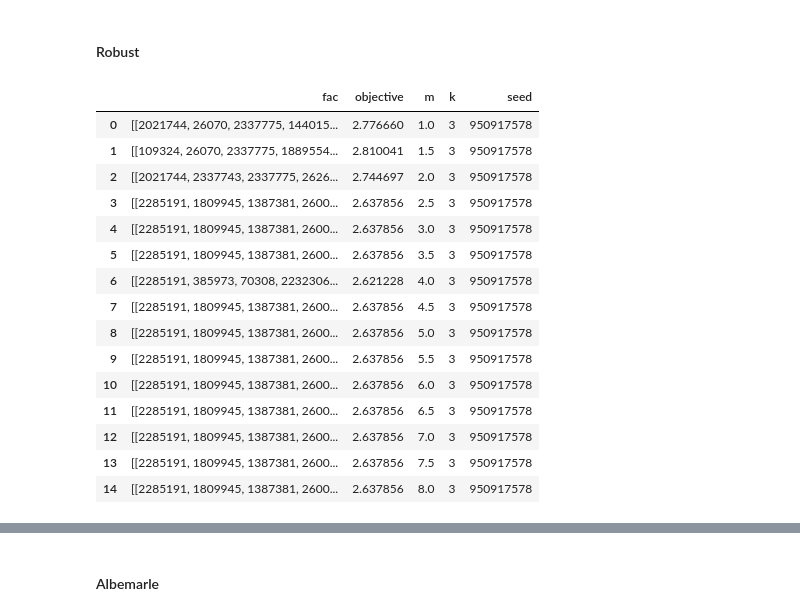
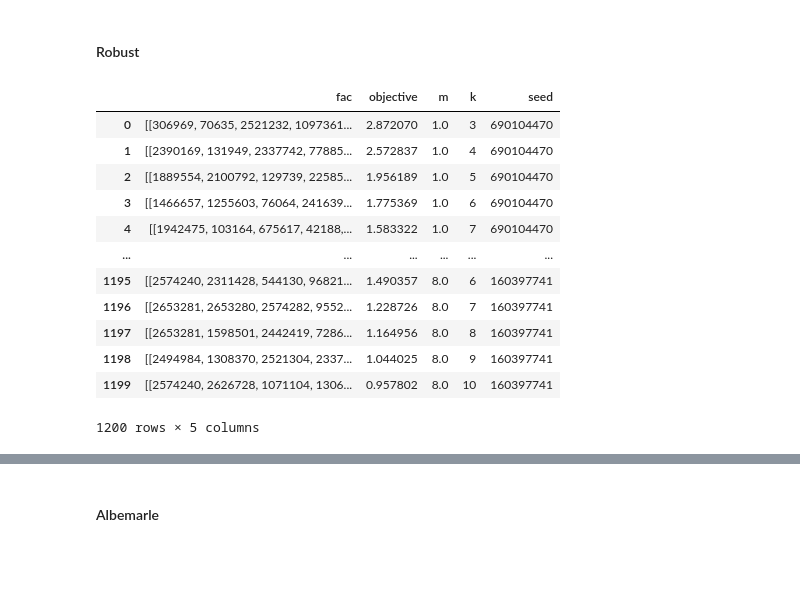
Before and after one commit to Ann924/FullyMobileFacilities, a Jupyter notebook: Notebooks/experiment.ipynb, the cells around one changed output, grey strips where cells are left out. Saved outputs shown, nothing was run; the diff lists cells and outputs as text; code cells hidden in the pictures; blank space fills up the shorter version.

```diff
--- a/Notebooks/experiment.ipynb
+++ b/Notebooks/experiment.ipynb
@@ -737,7 +699,0 @@ plt.savefig(PROJECT_ROOT/"Experiments"/"output"/"plots"/"cville_movement_budget_
-# %%
-x = []
-y = []
-for k in range(3, 11):
-    diff = df[(df['k']==k) & (df['m']==float(5))]['objective'].iloc[0] - df[(df['k']==k) & (df['m']==float(1))]['objective'].iloc[0]
-    x.append(k)
-    y.append(diff)
@@ -751,8 +699,0 @@ Text(0, 0.5, 'Objective difference after increasing m')
-# %%
-x = []
-y = []
-for travel in range(10, 55, 5):
-    m = travel/10
-    diff = df[(df['k']==10) & (df['m']==m)]['objective'].iloc[0] - df[(df['k']==3) & (df['m']==m)]['objective'].iloc[0]
-    x.append(m)
-    y.append(diff)
@@ -789,22 +723,19 @@ for file in runs:
         dict_frame["k"] += [int(k) for m in m_values for k in k_values]
         dict_frame["seed"] += [seed for m in m_values for k in k_values]
 # %%
-df = pd.DataFrame(dict_frame)
-df
+df_cville = pd.DataFrame(dict_frame)
+df_cville
 # %% [output]
 |  | fac | objective | m | k | seed |
-| 0 | [[2021744, 26070, 2337775, 144015... | 2.776660 | 1.0 | 3 | 950917578 |
-| 1 | [[109324, 26070, 2337775, 1889554... | 2.810041 | 1.5 | 3 | 950917578 |
-| 2 | [[2021744, 2337743, 2337775, 2626... | 2.744697 | 2.0 | 3 | 950917578 |
-| 3 | [[2285191, 1809945, 1387381, 2600... | 2.637856 | 2.5 | 3 | 950917578 |
-| 4 | [[2285191, 1809945, 1387381, 2600... | 2.637856 | 3.0 | 3 | 950917578 |
-| 5 | [[2285191, 1809945, 1387381, 2600... | 2.637856 | 3.5 | 3 | 950917578 |
-| 6 | [[2285191, 385973, 70308, 2232306... | 2.621228 | 4.0 | 3 | 950917578 |
-| 7 | [[2285191, 1809945, 1387381, 2600... | 2.637856 | 4.5 | 3 | 950917578 |
-| 8 | [[2285191, 1809945, 1387381, 2600... | 2.637856 | 5.0 | 3 | 950917578 |
-| 9 | [[2285191, 1809945, 1387381, 2600... | 2.637856 | 5.5 | 3 | 950917578 |
-| 10 | [[2285191, 1809945, 1387381, 2600... | 2.637856 | 6.0 | 3 | 950917578 |
-| 11 | [[2285191, 1809945, 1387381, 2600... | 2.637856 | 6.5 | 3 | 950917578 |
-| 12 | [[2285191, 1809945, 1387381, 2600... | 2.637856 | 7.0 | 3 | 950917578 |
-| 13 | [[2285191, 1809945, 1387381, 2600... | 2.637856 | 7.5 | 3 | 950917578 |
-| 14 | [[2285191, 1809945, 1387381, 2600... | 2.637856 | 8.0 | 3 | 950917578 |
+| 0 | [[306969, 70635, 2521232, 1097361... | 2.872070 | 1.0 | 3 | 690104470 |
+| 1 | [[2390169, 131949, 2337742, 77885... | 2.572837 | 1.0 | 4 | 690104470 |
+| 2 | [[1889554, 2100792, 129739, 22585... | 1.956189 | 1.0 | 5 | 690104470 |
+| 3 | [[1466657, 1255603, 76064, 241639... | 1.775369 | 1.0 | 6 | 690104470 |
+| 4 | [[1942475, 103164, 675617, 42188,... | 1.583322 | 1.0 | 7 | 690104470 |
+| ... | ... | ... | ... | ... | ... |
+| 1195 | [[2574240, 2311428, 544130, 96821... | 1.490357 | 8.0 | 6 | 160397741 |
+| 1196 | [[2653281, 2653280, 2574282, 9552... | 1.228726 | 8.0 | 7 | 160397741 |
+| 1197 | [[2653281, 1598501, 2442419, 7286... | 1.164956 | 8.0 | 8 | 160397741 |
+| 1198 | [[2494984, 1308370, 2521304, 2337... | 1.044025 | 8.0 | 9 | 160397741 |
+| 1199 | [[2574240, 2626728, 1071104, 1306... | 0.957802 | 8.0 | 10 | 160397741 |
+1200 rows × 5 columns
```
Also changed, not shown: parts of 30 cells of this notebook, 39 other files.
